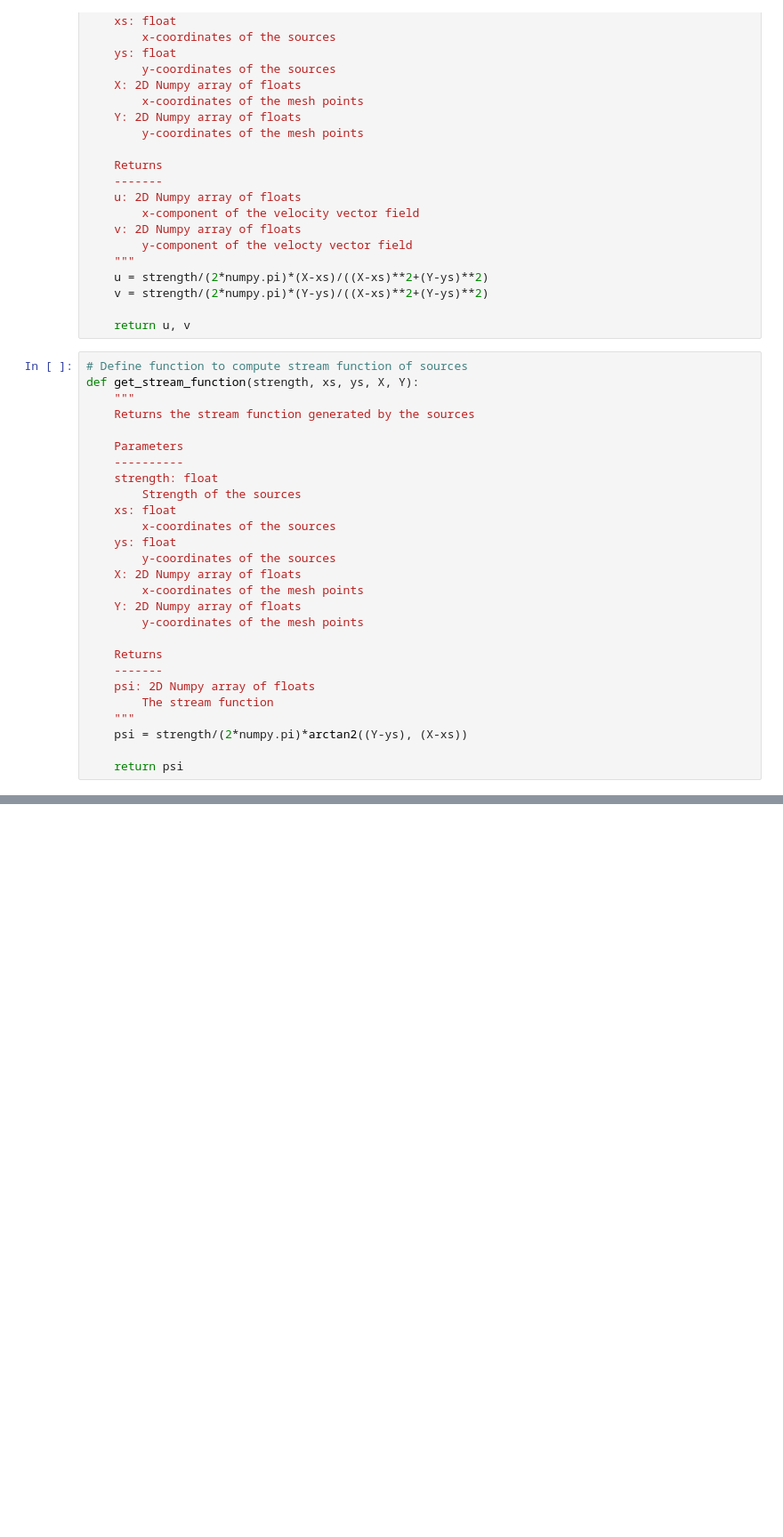
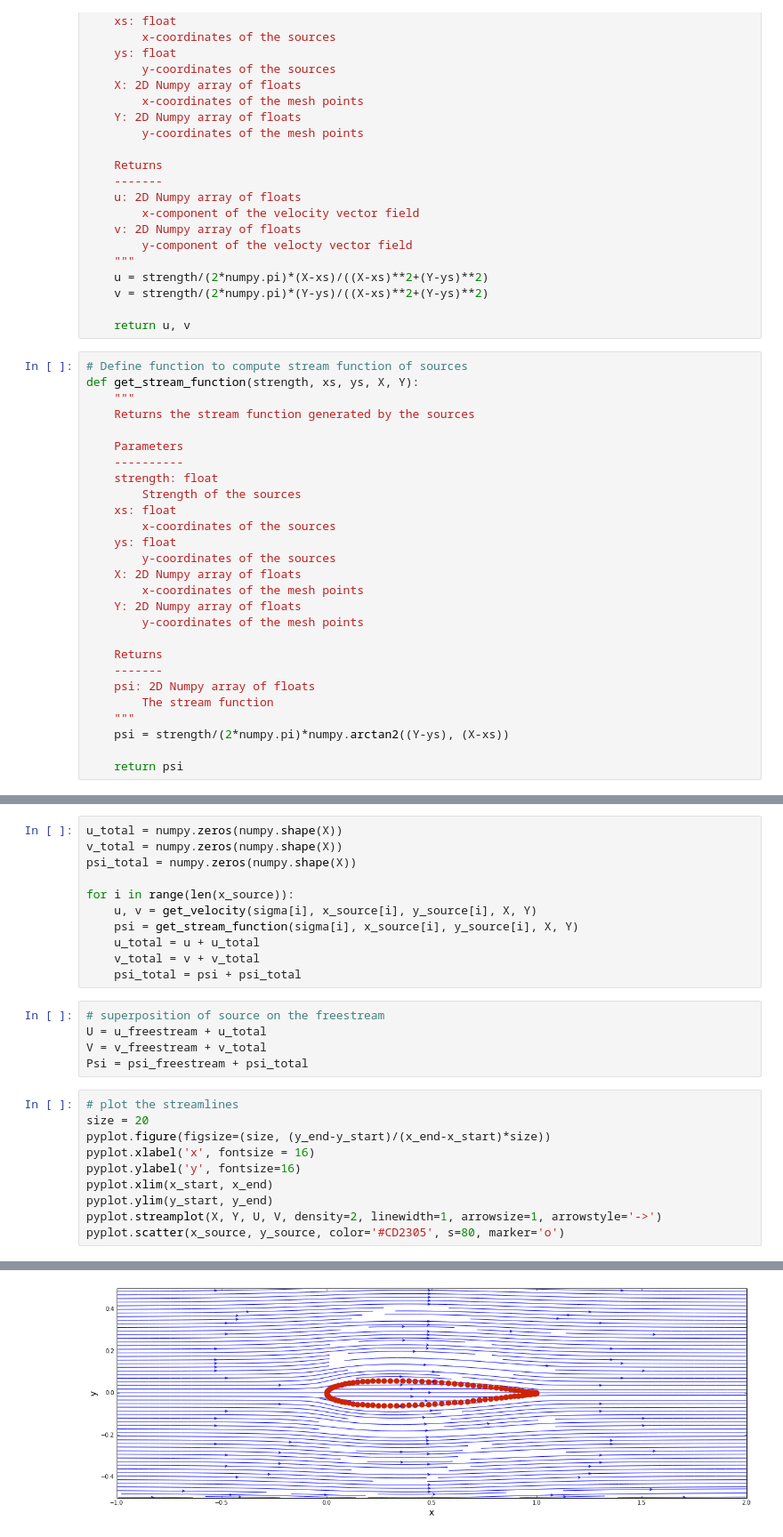
Before and after one commit to Pjgeno14/mae6226-workspace, a Jupyter notebook: Assignment-1.ipynb, the cells around one changed output, grey strips where cells are left out. Shown: that part at 89% size. Cells and saved outputs as stored; diff of their text form; blank space fills up the shorter version.

```diff
--- a/Assignment-1.ipynb
+++ b/Assignment-1.ipynb
@@ -77,6 +87,6 @@ def get_stream_function(strength, xs, ys, X, Y):
     psi: 2D Numpy array of floats
         The stream function
     """
-    psi = strength/(2*numpy.pi)*arctan2((Y-ys), (X-xs))
+    psi = strength/(2*numpy.pi)*numpy.arctan2((Y-ys), (X-xs))
 
     return psi
@@ -90,0 +93,27 @@ ValueError: operands could not be broadcast together with shapes (51,51) (100,)
+# %%
+u_total = numpy.zeros(numpy.shape(X))
+v_total = numpy.zeros(numpy.shape(X))
+psi_total = numpy.zeros(numpy.shape(X))
+
+for i in range(len(x_source)):
+    u, v = get_velocity(sigma[i], x_source[i], y_source[i], X, Y)
+    psi = get_stream_function(sigma[i], x_source[i], y_source[i], X, Y)
+    u_total = u + u_total
+    v_total = v + v_total
+    psi_total = psi + psi_total
+# %%
+# superposition of source on the freestream
+U = u_freestream + u_total
+V = v_freestream + v_total
+Psi = psi_freestream + psi_total
+# %%
+# plot the streamlines
+size = 20
+pyplot.figure(figsize=(size, (y_end-y_start)/(x_end-x_start)*size))
+pyplot.xlabel('x', fontsize = 16)
+pyplot.ylabel('y', fontsize=16)
+pyplot.xlim(x_start, x_end)
+pyplot.ylim(y_start, y_end)
+pyplot.streamplot(X, Y, U, V, density=2, linewidth=1, arrowsize=1, arrowstyle='->')
+pyplot.scatter(x_source, y_source, color='#CD2305', s=80, marker='o')
+# %% [output]
@@ -90,0 +121 @@ ValueError: operands could not be broadcast together with shapes (51,51) (100,)
+[figure, added]
```
Also changed, not shown: parts of 7 cells of this notebook.
